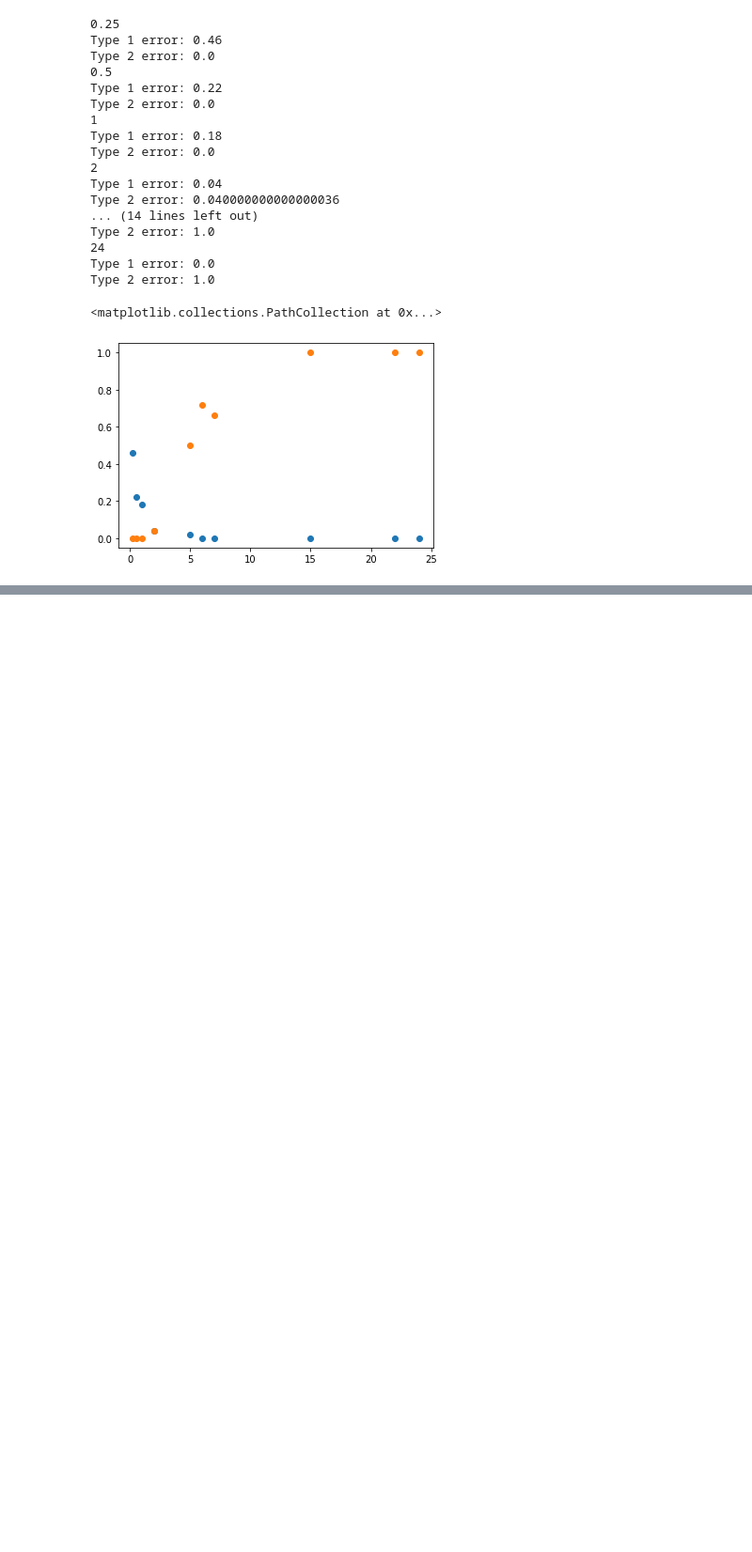
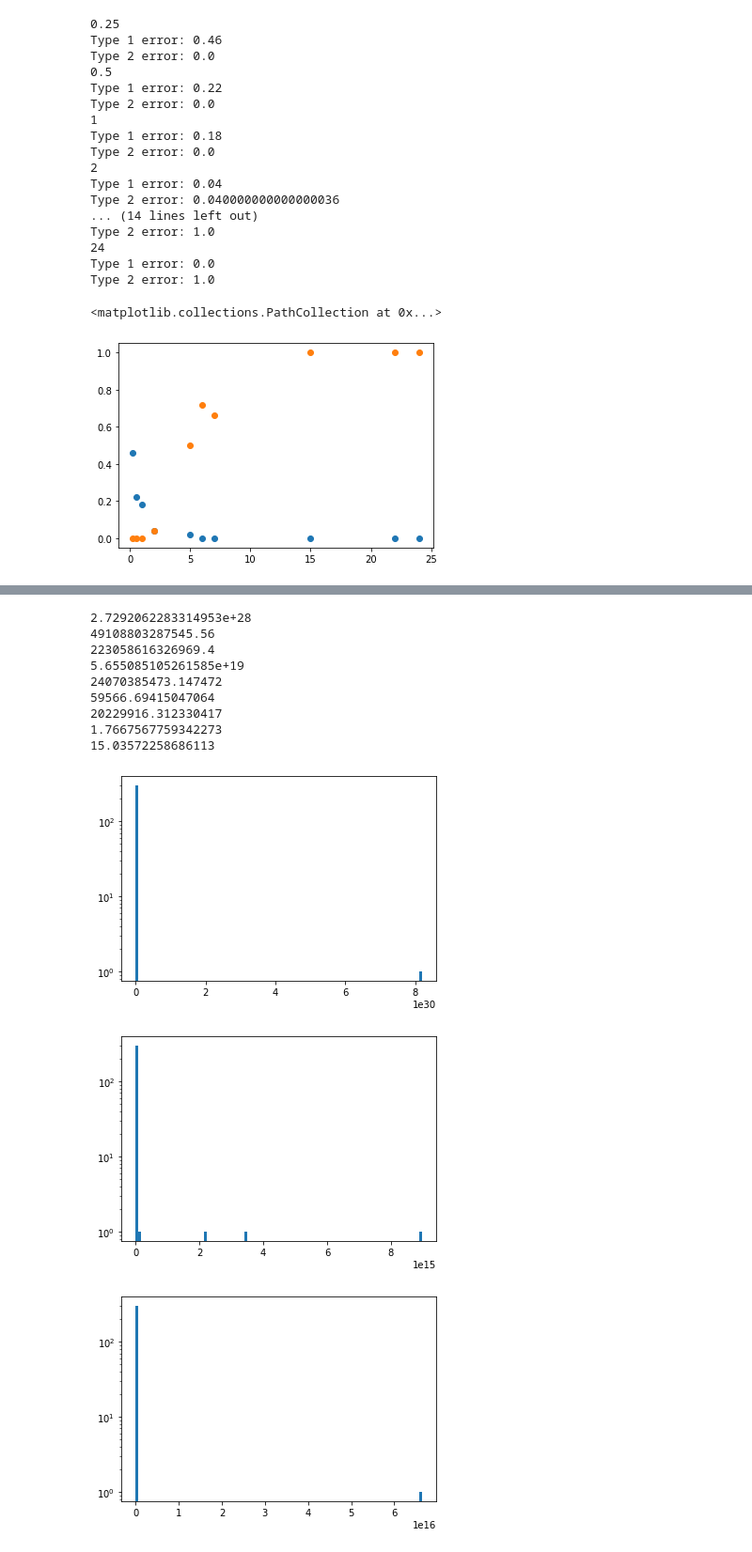
Before and after one commit to ocmob/sig_hsic_independence_test, a Jupyter notebook: notebooks/mmd_test_vs_path_scaling.ipynb, the cells around one changed output, grey strips where cells are left out. Shown at 94% size. Drawn from its saved outputs; the diff is of its cells as text; code cells hidden in the pictures; blank space fills up the shorter version.

```diff
--- a/notebooks/mmd_test_vs_path_scaling.ipynb
+++ b/notebooks/mmd_test_vs_path_scaling.ipynb
@@ -176,0 +181,25 @@ plt.plot(xd2[2, :, 0])
+# %%
+sig_norms = {}
+N_PATHS = 300
+# %%
+for DIV in [0.25, 0.5, 1, 2, 6, 7, 15, 22, 24]:
+    sig_norms[DIV] = {
+        'dist1' : np.zeros(N_PATHS),
+        'dist2' : np.zeros(N_PATHS)
+    }
+
+    gbm_dist_1_samples, gbm_dist_1_samples_id = gen_processes.generate_gbm_iid_samples(0, 3, 8, n_paths = N_PATHS, m_time_points = NLEN)
+    dist_1_samples_id_list = [gbm_dist_1_samples_id[i, :, :].numpy()/DIV for i in range(gbm_dist_1_samples.shape[0])]
+
+    gbm_dist_2_samples, _ = gen_processes.generate_gbm_iid_samples(0, 1, 3, n_paths = N_PATHS, m_time_points = NLEN)
+    dist_2_samples_list = [gbm_dist_2_samples[i, :, :].numpy()/DIV for i in range(gbm_dist_2_samples.shape[0])]
+
+    for i, sample in enumerate(dist_1_samples_id_list):
+        sig = esig.stream2sig(sample, 10)
+        sig_norms[DIV]['dist1'][i] = np.sqrt(sig @ sig)
+
+    for i, sample in enumerate(dist_2_samples_list):
+        sig = esig.stream2sig(sample, 10)
+        sig_norms[DIV]['dist2'][i] = np.sqrt(sig @ sig)
+
+    print('===================================END DIV', DIV)
@@ -176,0 +216,20 @@ plt.plot(xd2[2, :, 0])
+# %%
+for DIV in [0.25, 0.5, 1, 2, 6, 7, 15, 22, 24]:
+    plt.figure()
+    plt.hist(sig_norms[DIV]['dist2'], bins = 100)
+    plt.yscale('log')
+    print(sig_norms[DIV]['dist2'].mean())
+    #plt.hist(sig_norms[DIV]['dist2'])
+# %% [output]
+2.7292062283314953e+28
+49108803287545.56
+223058616326969.4
+5.655085105261585e+19
+24070385473.147472
+59566.69415047064
+20229916.312330417
+1.7667567759342273
+15.03572258686113
+[figure, added]
+[figure, added]
+[figure, added]
```
Also changed, not shown: parts of 17 cells of this notebook, 1 other file.
